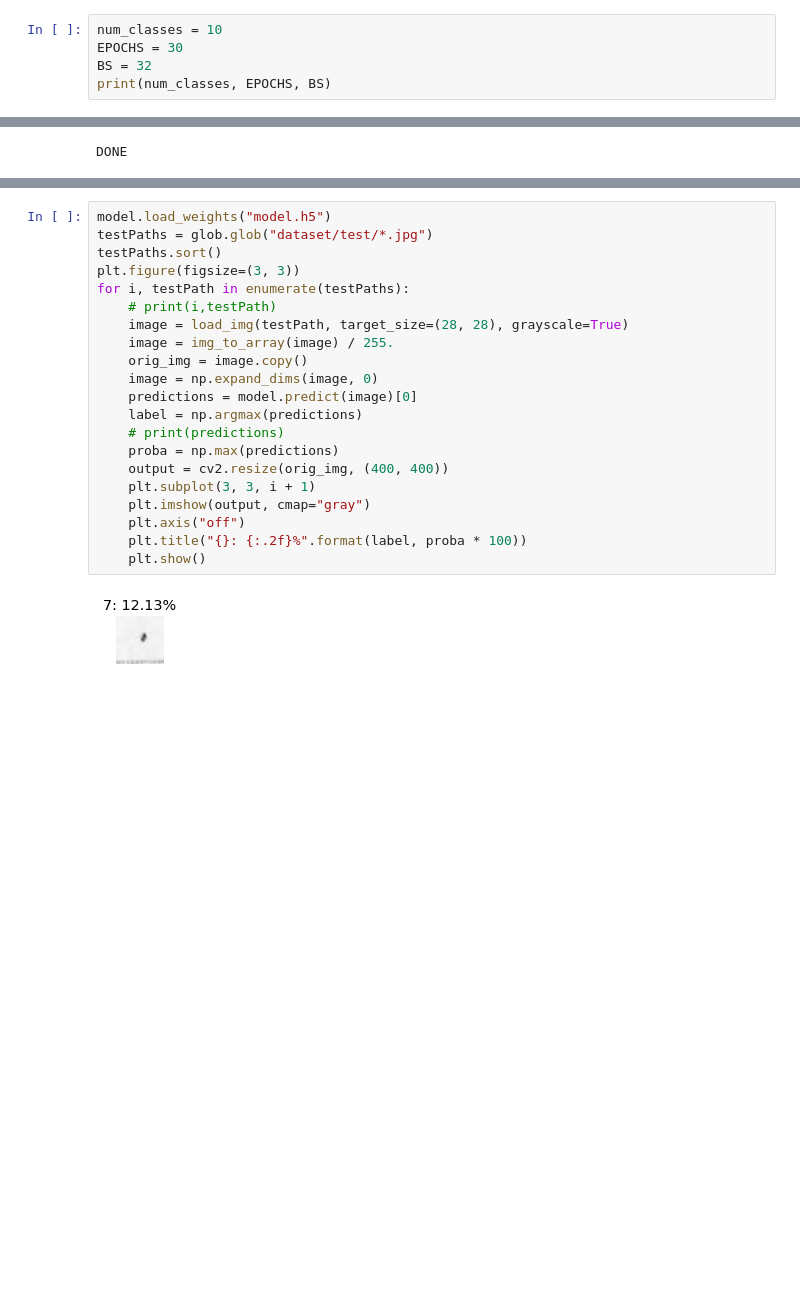
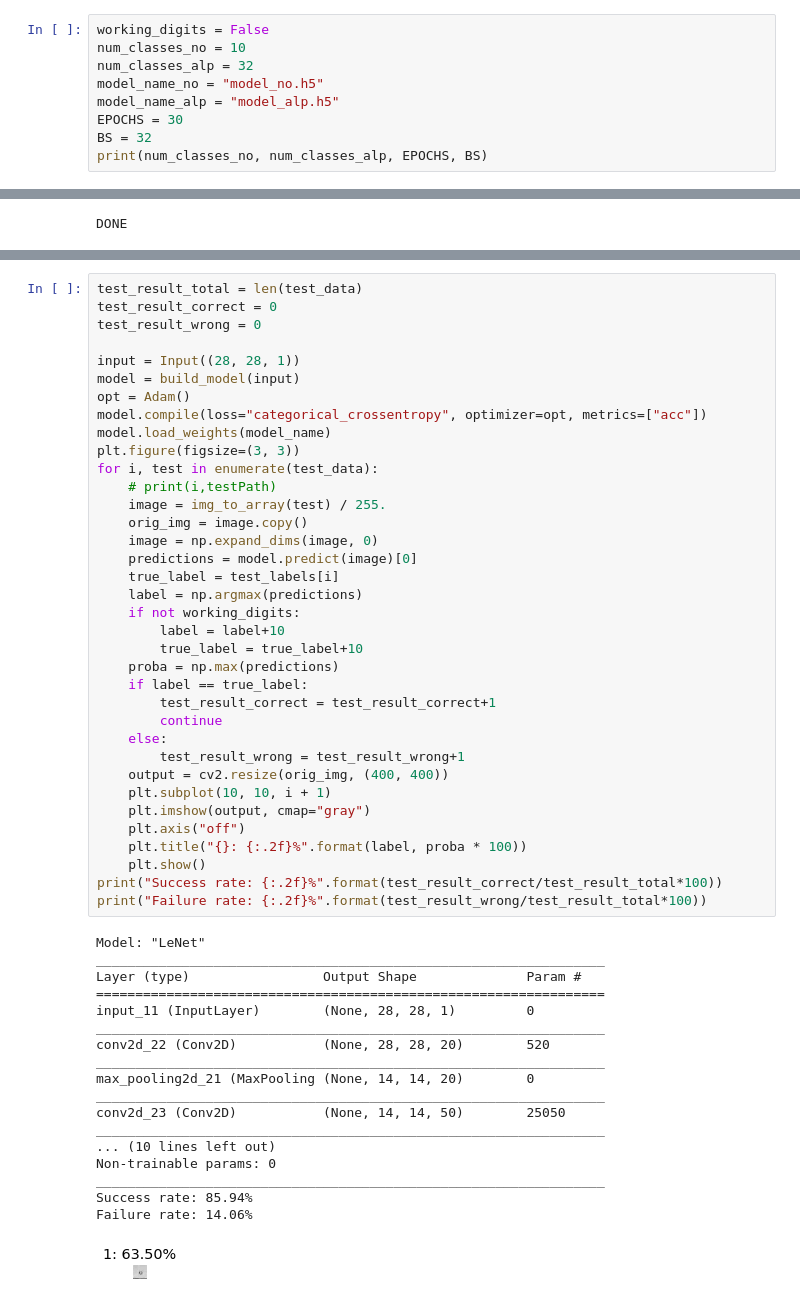
Before and after one commit to TheRogue76/Computer-Vision, a Jupyter notebook: Keras_Intro.ipynb, the cells around one changed output, grey strips where cells are left out. Saved outputs shown, nothing was run; the diff lists cells and outputs as text; blank space fills up the shorter version.

```diff
--- a/Keras_Intro.ipynb
+++ b/Keras_Intro.ipynb
@@ -83,6 +98,10 @@ False
 # %%
-num_classes = 10
+working_digits = False
+num_classes_no = 10
+num_classes_alp = 32
+model_name_no = "model_no.h5"
+model_name_alp = "model_alp.h5"
 EPOCHS = 30
 BS = 32
-print(num_classes, EPOCHS, BS)
+print(num_classes_no, num_classes_alp, EPOCHS, BS)
 # %% [output]
@@ -241,23 +257,55 @@ plt.savefig("training_plot.png")
 # %%
-model.load_weights("model.h5")
-testPaths = glob.glob("dataset/test/*.jpg")
-testPaths.sort()
+test_result_total = len(test_data)
+test_result_correct = 0
+test_result_wrong = 0
+
+input = Input((28, 28, 1))
+model = build_model(input)
+opt = Adam()
+model.compile(loss="categorical_crossentropy", optimizer=opt, metrics=["acc"])
+model.load_weights(model_name)
 plt.figure(figsize=(3, 3))
-for i, testPath in enumerate(testPaths):
+for i, test in enumerate(test_data):
     # print(i,testPath)
-    image = load_img(testPath, target_size=(28, 28), grayscale=True)
-    image = img_to_array(image) / 255.
+    image = img_to_array(test) / 255.
     orig_img = image.copy()
     image = np.expand_dims(image, 0)
     predictions = model.predict(image)[0]
+    true_label = test_labels[i]
     label = np.argmax(predictions)
-    # print(predictions)
+    if not working_digits:
+        label = label+10
+        true_label = true_label+10
     proba = np.max(predictions)
+    if label == true_label:
+        test_result_correct = test_result_correct+1
+        continue
+    else:
+        test_result_wrong = test_result_wrong+1
     output = cv2.resize(orig_img, (400, 400))
-    plt.subplot(3, 3, i + 1)
+    plt.subplot(10, 10, i + 1)
     plt.imshow(output, cmap="gray")
     plt.axis("off")
     plt.title("{}: {:.2f}%".format(label, proba * 100))
     plt.show()
+print("Success rate: {:.2f}%".format(test_result_correct/test_result_total*100))
+print("Failure rate: {:.2f}%".format(test_result_wrong/test_result_total*100))
 # %% [output]
+Model: "LeNet"
+_________________________________________________________________
+Layer (type)                 Output Shape              Param #
+=================================================================
+input_11 (InputLayer)        (None, 28, 28, 1)         0
+_________________________________________________________________
+conv2d_22 (Conv2D)           (None, 28, 28, 20)        520
+_________________________________________________________________
+max_pooling2d_21 (MaxPooling (None, 14, 14, 20)        0
+_________________________________________________________________
+conv2d_23 (Conv2D)           (None, 14, 14, 50)        25050
+_________________________________________________________________
+... (10 lines left out)
+Non-trainable params: 0
+_________________________________________________________________
+Success rate: 85.94%
+Failure rate: 14.06%
-[figure, old version]
+[figure, new version]
```
Also changed, not shown: parts of 13 cells of this notebook.
